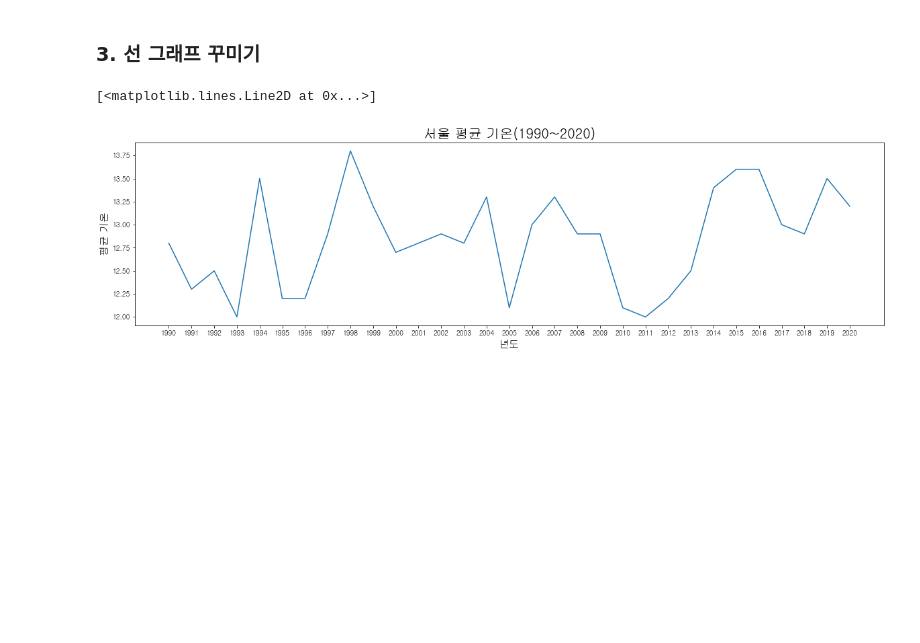
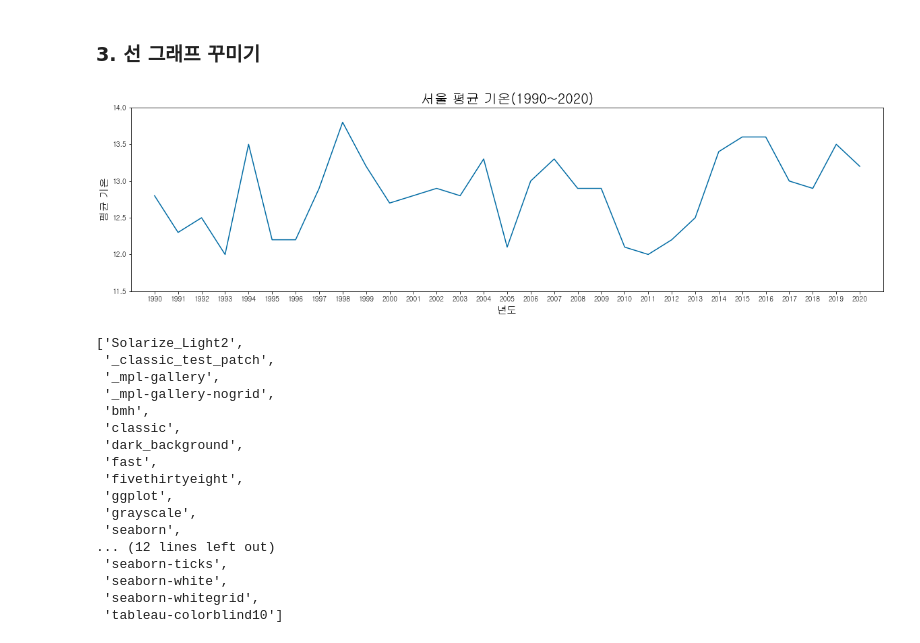
Before and after one commit to Dev-james1112/AI_Python, a Jupyter notebook: w4/w4_matplotlib_class.ipynb, the cells around one changed output. Cells and saved outputs as stored; diff of their text form; code cells hidden in the pictures; blank space fills up the shorter version.

```diff
--- a/w4/w4_matplotlib_class.ipynb
+++ b/w4/w4_matplotlib_class.ipynb
@@ -54,22 +54,44 @@ tem_Seoul = tem_Seoul.map(float)
 # %%
 #폰트 설정(첫 셀에서)
 
 # 그래프 사이즈 변경하기
 plt.figure(figsize=(20,5)) #figure(figsize=(x,y))
 
 # 제목 붙이기
 plt.title('서울 평균 기온(1990~2020)', size=20)
 
 # x,y축 이름 붙이기
 plt.xlabel('년도', size=15)
 plt.ylabel('평균 기온', size=15)
 
 
 # x,y축 최댓값, 최솟값 정하기
-plt.xlim(-1. 31)
-plt.ylim()
+plt.xlim(-1, 31)
+plt.ylim(11.5,14)
+
+# 그래프 스타일 정하기
+plt.style.use('fast')
+plt.style.available
 
 plt.plot(tem_Seoul)
+plt.show() # 변경 사항 저장하고, 그래프 출력해줌
+plt.style.available
 # %% [output]
+[figure, new version]
-[<matplotlib.lines.Line2D at 0x...>]
+['Solarize_Light2',
+ '_classic_test_patch',
+ '_mpl-gallery',
+ '_mpl-gallery-nogrid',
+ 'bmh',
+ 'classic',
+ 'dark_background',
+ 'fast',
+ 'fivethirtyeight',
+ 'ggplot',
+ 'grayscale',
+ 'seaborn',
+... (12 lines left out)
+ 'seaborn-ticks',
+ 'seaborn-white',
+ 'seaborn-whitegrid',
+ 'tableau-colorblind10']
-[figure, old version]
```
Also changed, not shown: parts of 1 cell of this notebook.
